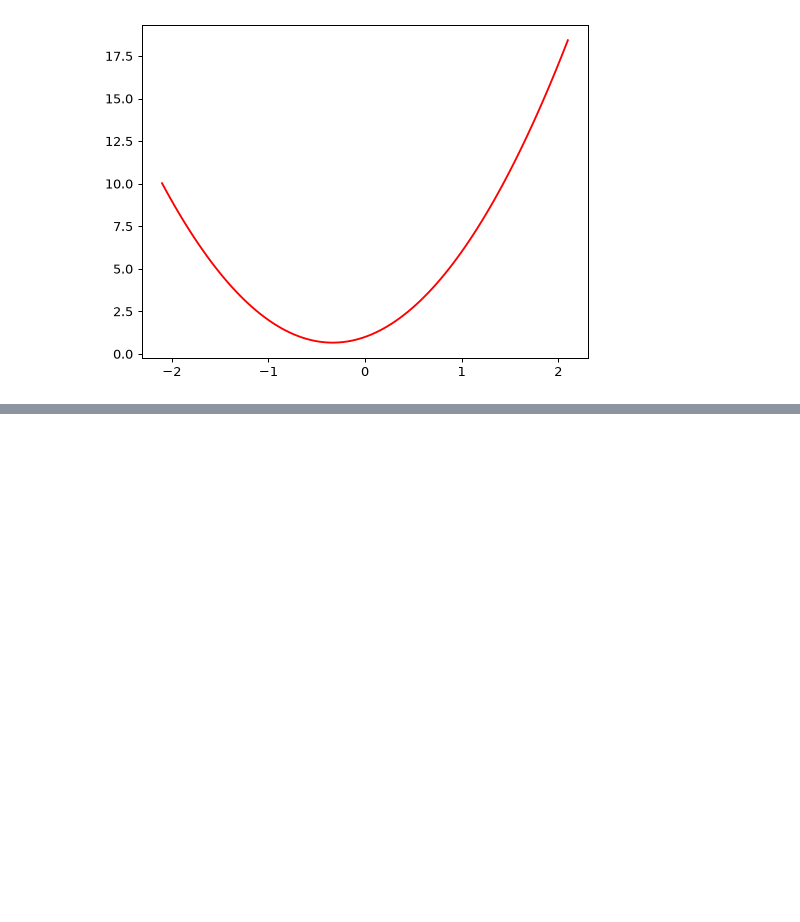
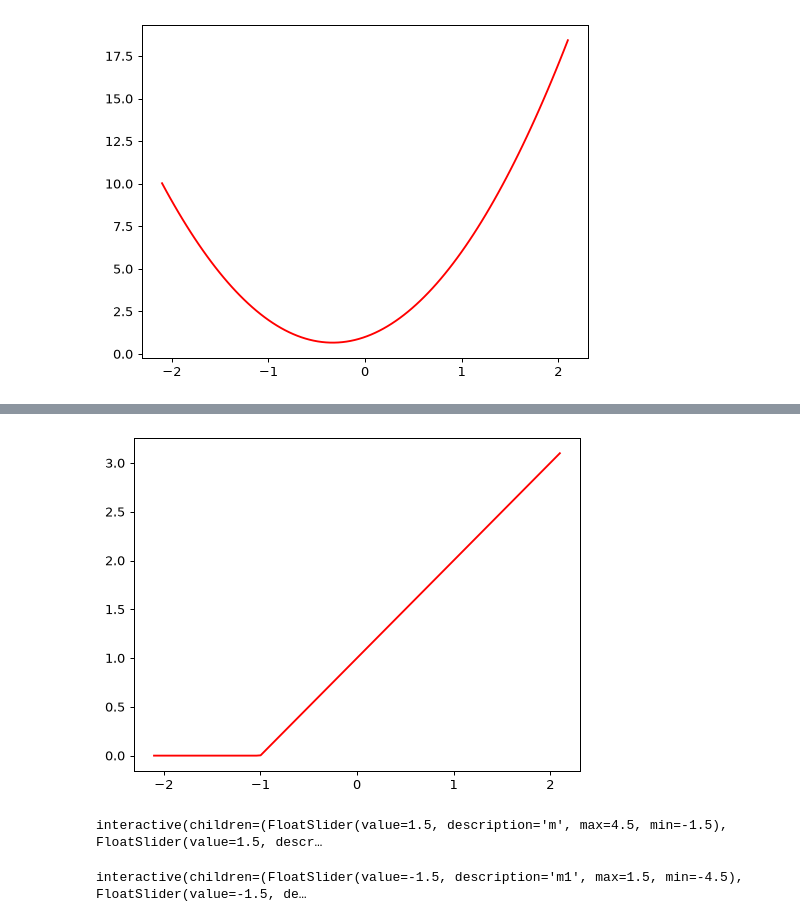
Before and after one commit to vaishnaviasawale/Practical-Deep-Learning-Course, a Jupyter notebook: 03_working/course_nb.ipynb, the cells around one changed output, grey strips where cells are left out. Drawn from its saved outputs; the diff is of its cells as text; code cells hidden in the pictures; blank space fills up the shorter version.

```diff
--- a/03_working/course_nb.ipynb
+++ b/03_working/course_nb.ipynb
@@ -76,0 +281,19 @@ plt.scatter(x,y);
+# %%
+# BTW, instead of torch.clip(y, 0.), we can instead use F.relu(x), which does exactly
+# the same thing. In PyTorch, F refers to the torch.nn.functional module.
+
+import torch.nn.functional as F
+
+def rectified_linear2(m,b,x):
+    return F.relu(m*x+b)
+plot_function(partial(rectified_linear2, 1,1))
+# %% [output]
+[figure, added]
+# %%
+# To understand how this function works, try using this interactive version to play around with the parameters m and b:
+
+@interact(m=1.5, b=1.5)
+def plot_relu(m, b):
+    plot_function(partial(rectified_linear, m,b), ylim=(-1,4))
+# %% [output]
+interactive(children=(FloatSlider(value=1.5, description='m', max=4.5, min=-1.5), FloatSlider(value=1.5, descr…
@@ -76,0 +306,6 @@ plt.scatter(x,y);
+# %%
+@interact(m1=-1.5, b1=-1.5, m2=1.5, b2=1.5)
+def plot_double_relu(m1, b1, m2, b2):
+    plot_function(partial(double_relu, m1,b1,m2,b2), ylim=(-1,6))
+# %% [output]
+interactive(children=(FloatSlider(value=-1.5, description='m1', max=1.5, min=-4.5), FloatSlider(value=-1.5, de…
```
Also changed, not shown: parts of 25 cells of this notebook.
